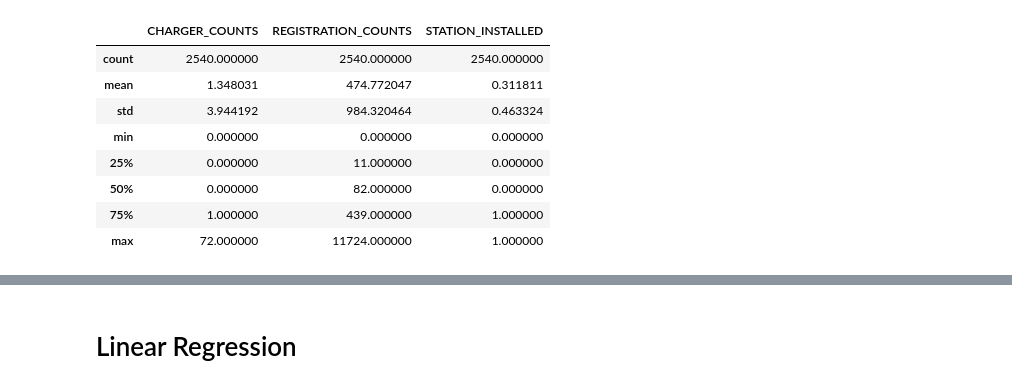
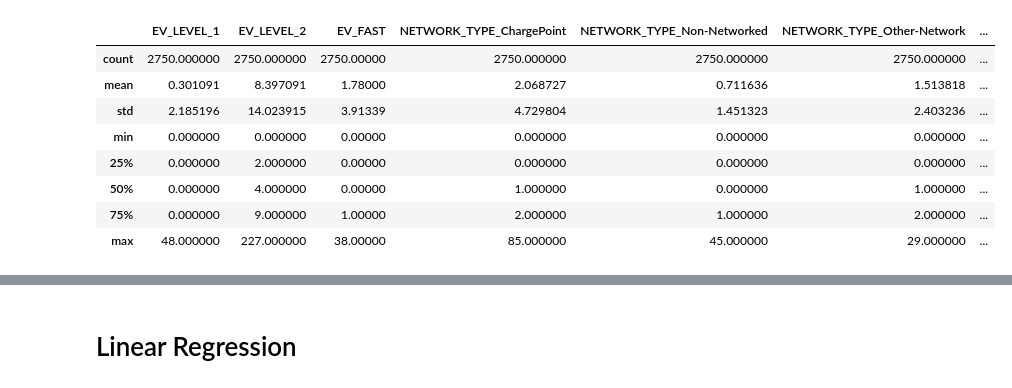
Before and after one commit to jmmadson/data_miners, a Jupyter notebook: ML_Model/data_miners_linear.ipynb, the cells around one changed output, grey strips where cells are left out. Saved outputs shown, nothing was run; the diff lists cells and outputs as text; code cells hidden in the pictures.

```diff
--- a/ML_Model/data_miners_linear.ipynb
+++ b/ML_Model/data_miners_linear.ipynb
@@ -6,17 +6,12 @@ import plotly.express as px
 import matplotlib.pyplot as plt
 import sklearn.linear_model
 
-from sklearn.linear_model import LinearRegression
-
+from sklearn.linear_model import LinearRegression, LogisticRegression
+from sklearn.preprocessing import StandardScaler
+from sklearn import svm
 from sklearn.model_selection import train_test_split
 from sklearn.svm import SVC
-from sklearn.metrics import accuracy_score
-from sklearn.metrics import confusion_matrix
-from sklearn.metrics import classification_report
+from sklearn.metrics import accuracy_score, confusion_matrix, classification_report, mean_squared_error, r2_score
 
-stations = ('/content/TRNSFRM_ev_stations_v1.csv')
-ny_registrations = ('/content/ny_ev_registrations_public.csv')
-ny_zips = ('/content/NY_ZIPCODES.csv')
-stations_df = pd.read_csv(stations)
-nyreg_df = pd.read_csv(ny_registrations)
-nyzips_df = pd.read_csv(ny_zips)
+data = ('/content/model_df.csv')
+model_df = pd.read_csv(data)
@@ -328,0 +18,8 @@ ny_ev_df
+# %%
+# change zip code to string and reformat
+model_df['ZIP_CODE'] = model_df['ZIP_CODE'].apply(lambda x: '0' + str(x) if x < 10000 else str(x))
+
+# set ZIP_CODE as index
+model_df = model_df.set_index('ZIP_CODE')
+
+model_df.head()
@@ -329,12 +56,12 @@ ny_ev_df
 # %%
-ny_ev_df.describe()
+model_df.describe()
 # %% [output]
-|  | CHARGER_COUNTS | REGISTRATION_COUNTS | STATION_INSTALLED |
-| count | 2540.000000 | 2540.000000 | 2540.000000 |
-| mean | 1.348031 | 474.772047 | 0.311811 |
-| std | 3.944192 | 984.320464 | 0.463324 |
-| min | 0.000000 | 0.000000 | 0.000000 |
-| 25% | 0.000000 | 11.000000 | 0.000000 |
-| 50% | 0.000000 | 82.000000 | 0.000000 |
-| 75% | 1.000000 | 439.000000 | 1.000000 |
-| max | 72.000000 | 11724.000000 | 1.000000 |
+|  | EV_LEVEL_1 | EV_LEVEL_2 | EV_FAST | NETWORK_TYPE_ChargePoint | NETWORK_TYPE_Non-Networked | NETWORK_TYPE_Other-Network | ... |
+| count | 2750.000000 | 2750.000000 | 2750.00000 | 2750.000000 | 2750.000000 | 2750.000000 | ... |
+| mean | 0.301091 | 8.397091 | 1.78000 | 2.068727 | 0.711636 | 1.513818 | ... |
+| std | 2.185196 | 14.023915 | 3.91339 | 4.729804 | 1.451323 | 2.403236 | ... |
+| min | 0.000000 | 0.000000 | 0.00000 | 0.000000 | 0.000000 | 0.000000 | ... |
+| 25% | 0.000000 | 2.000000 | 0.00000 | 0.000000 | 0.000000 | 0.000000 | ... |
+| 50% | 0.000000 | 4.000000 | 0.00000 | 1.000000 | 0.000000 | 1.000000 | ... |
+| 75% | 0.000000 | 9.000000 | 1.00000 | 2.000000 | 1.000000 | 2.000000 | ... |
+| max | 48.000000 | 227.000000 | 38.00000 | 85.000000 | 45.000000 | 29.000000 | ... |
```
Also changed, not shown: parts of 53 cells of this notebook.
